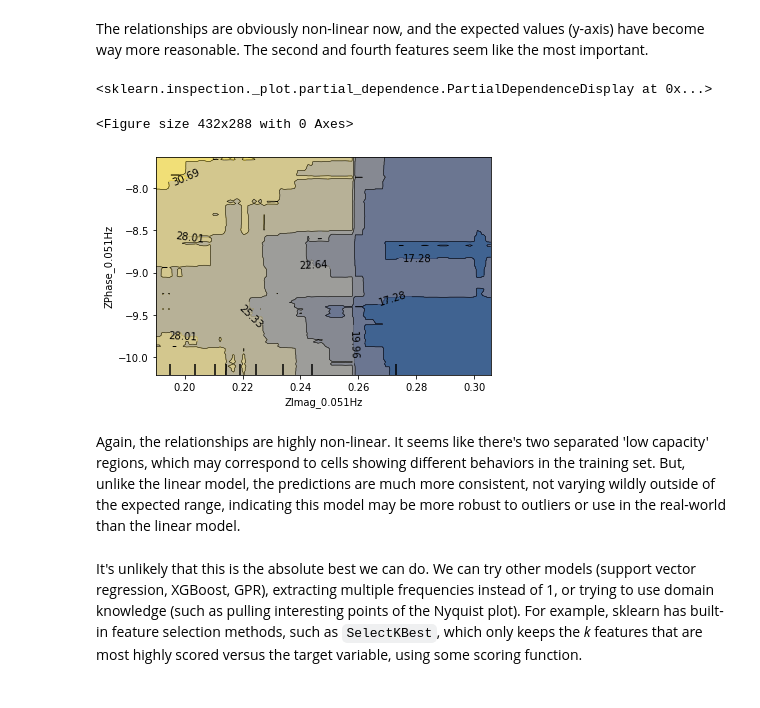
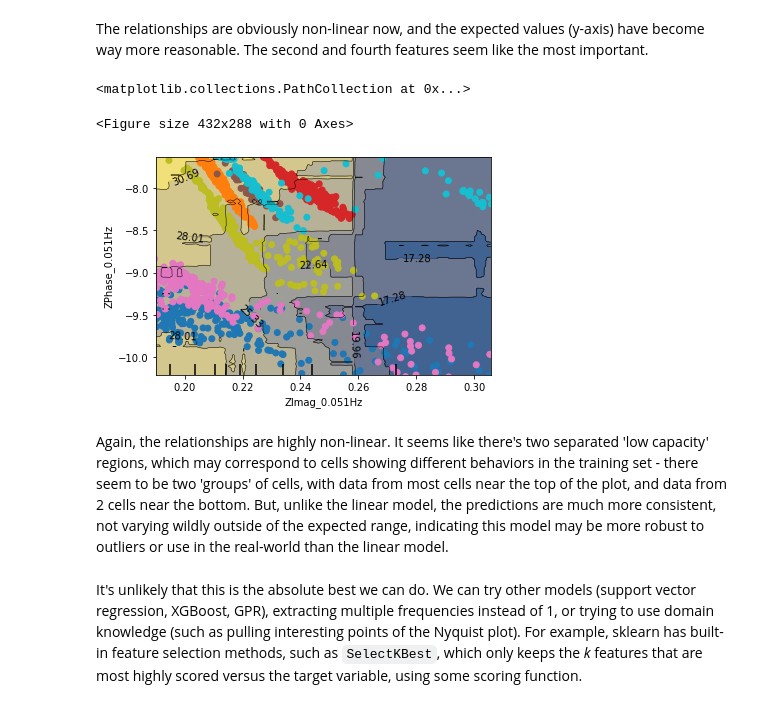
Before and after one commit to battery-data-commons/mrs-sp22-tutorial, a Jupyter notebook: ml_predicting_capacity_with_eis.ipynb, the cells around one changed output. Drawn from its saved outputs; the diff is of its cells as text; code cells hidden in the pictures.

```diff
--- a/ml_predicting_capacity_with_eis.ipynb
+++ b/ml_predicting_capacity_with_eis.ipynb
@@ -552,14 +581,17 @@ The relationships are obviously non-linear now, and the expected values (y-axis)
 # %%
 plt.set_cmap('cividis')
 PartialDependenceDisplay.from_estimator(pipe_xgb_1freq,
     x, features=[(index_best[1], index_best[3])],
 )
+feature = x_train.columns[[index_best[1], index_best[3]]]
+plt.set_cmap('tab10')
+plt.scatter(x_train[feature[0]].values, x_train[feature[1]].values, c=eis_data.seriesIdx[x_train.index])
 # %% [output]
-<sklearn.inspection._plot.partial_dependence.PartialDependenceDisplay at 0x...>
+<matplotlib.collections.PathCollection at 0x...>
 <Figure size 432x288 with 0 Axes>
-[figure, old version]
+[figure, new version]
 # %% [markdown]
-Again, the relationships are highly non-linear. It seems like there's two separated 'low capacity' regions, which may correspond to cells showing different behaviors in the training set. But, unlike the linear model, the predictions are much more consistent, not varying wildly outside of the expected range, indicating this model may be more robust to outliers or use in the real-world than the linear model.
+Again, the relationships are highly non-linear. It seems like there's two separated 'low capacity' regions, which may correspond to cells showing different behaviors in the training set - there seem to be two 'groups' of cells, with data from most cells near the top of the plot, and data from 2 cells near the bottom. But, unlike the linear model, the predictions are much more consistent, not varying wildly outside of the expected range, indicating this model may be more robust to outliers or use in the real-world than the linear model.
 # %% [markdown]
 It's unlikely that this is the absolute best we can do. We can try other models (support vector regression, XGBoost, GPR), extracting multiple frequencies instead of 1, or trying to use domain knowledge (such as pulling interesting points of the Nyquist plot). For example, sklearn has built-in feature selection methods, such as `SelectKBest`, which only keeps the *k* features that are most highly scored versus the target variable, using some scoring function.
 # %%
```
Also changed, not shown: parts of 9 cells of this notebook.
